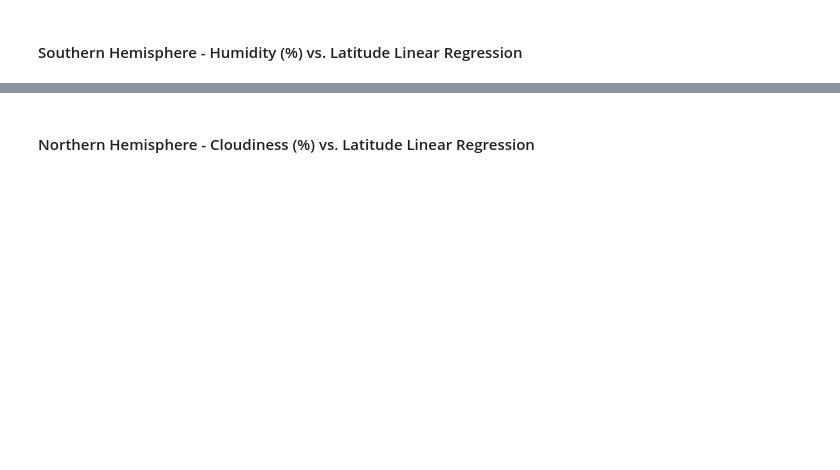
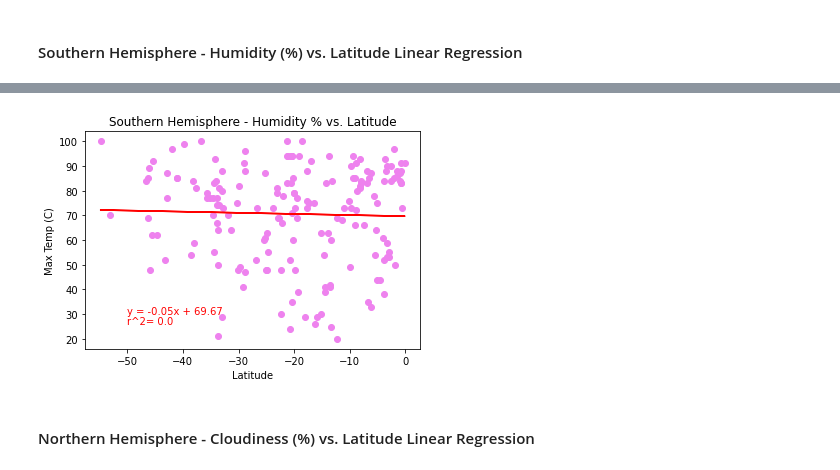
Before and after one commit to susanquiros/Python-api-challenge, a Jupyter notebook: WeatherPy/WeatherPy.ipynb, the cells around one changed output, grey strips where cells are left out. Saved outputs shown, nothing was run; the diff lists cells and outputs as text; code cells hidden in the pictures; blank space fills up the shorter version.

```diff
--- a/WeatherPy/WeatherPy.ipynb
+++ b/WeatherPy/WeatherPy.ipynb
@@ -438,2 +462,12 @@ The r-value is: 0.014985174297345524
+# %%
+#Southern Humidity %
+linear_regression(south_hemisphere['Latitude'],south_hemisphere['Humidity %'],-50,30)
+plt.xlabel("Latitude")
+plt.ylabel("Max Temp (C)")
+plt.title('Southern Hemisphere - Humidity % vs. Latitude')
+plt.savefig('Images/Southern_Linearregression_Humidity.png')
+plt.show()
+# %% [output]
+[figure, added]
 # %% [markdown]
 ####  Northern Hemisphere - Cloudiness (%) vs. Latitude Linear Regression
```
Also changed, not shown: parts of 23 cells of this notebook, 8 other files.
